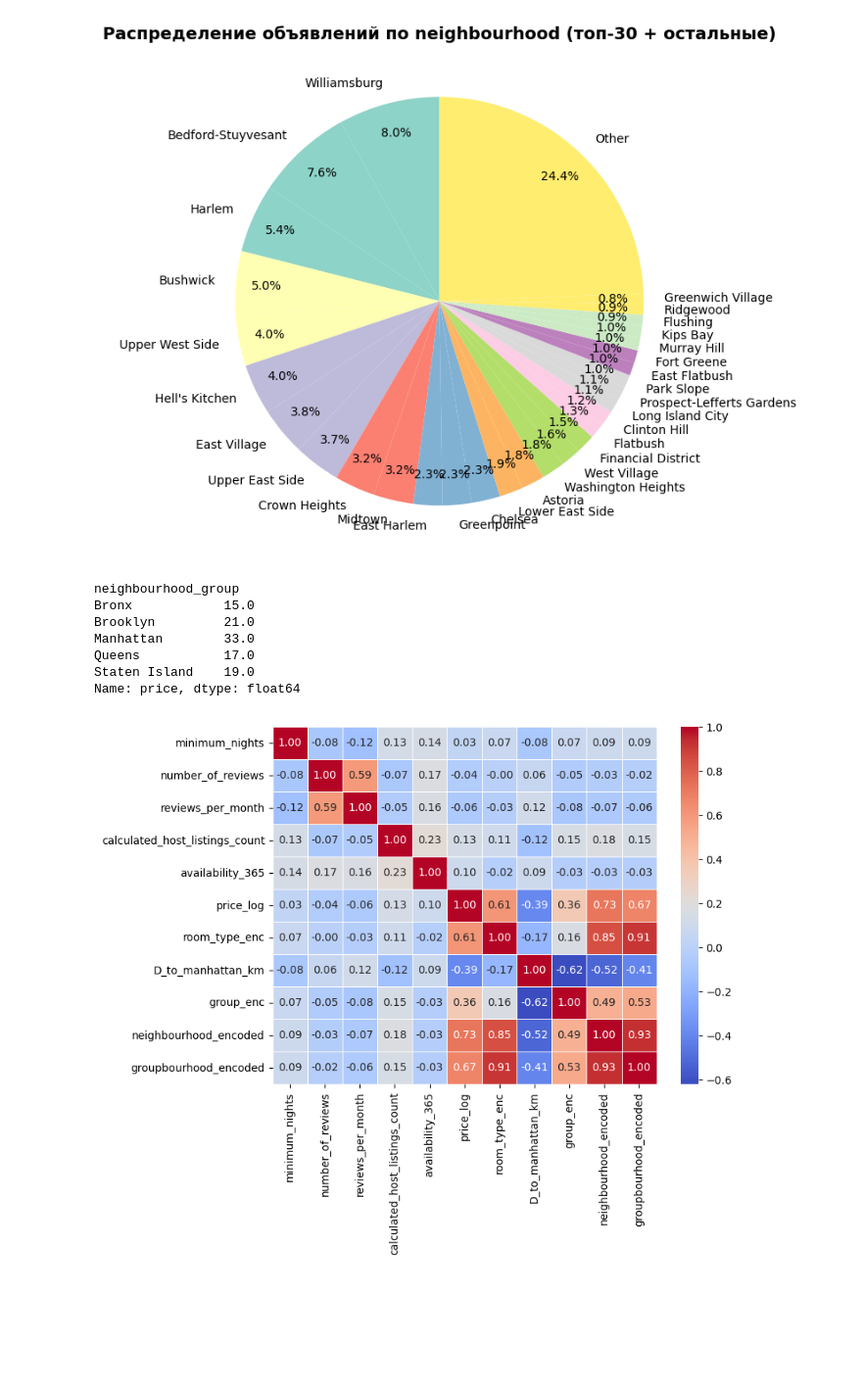
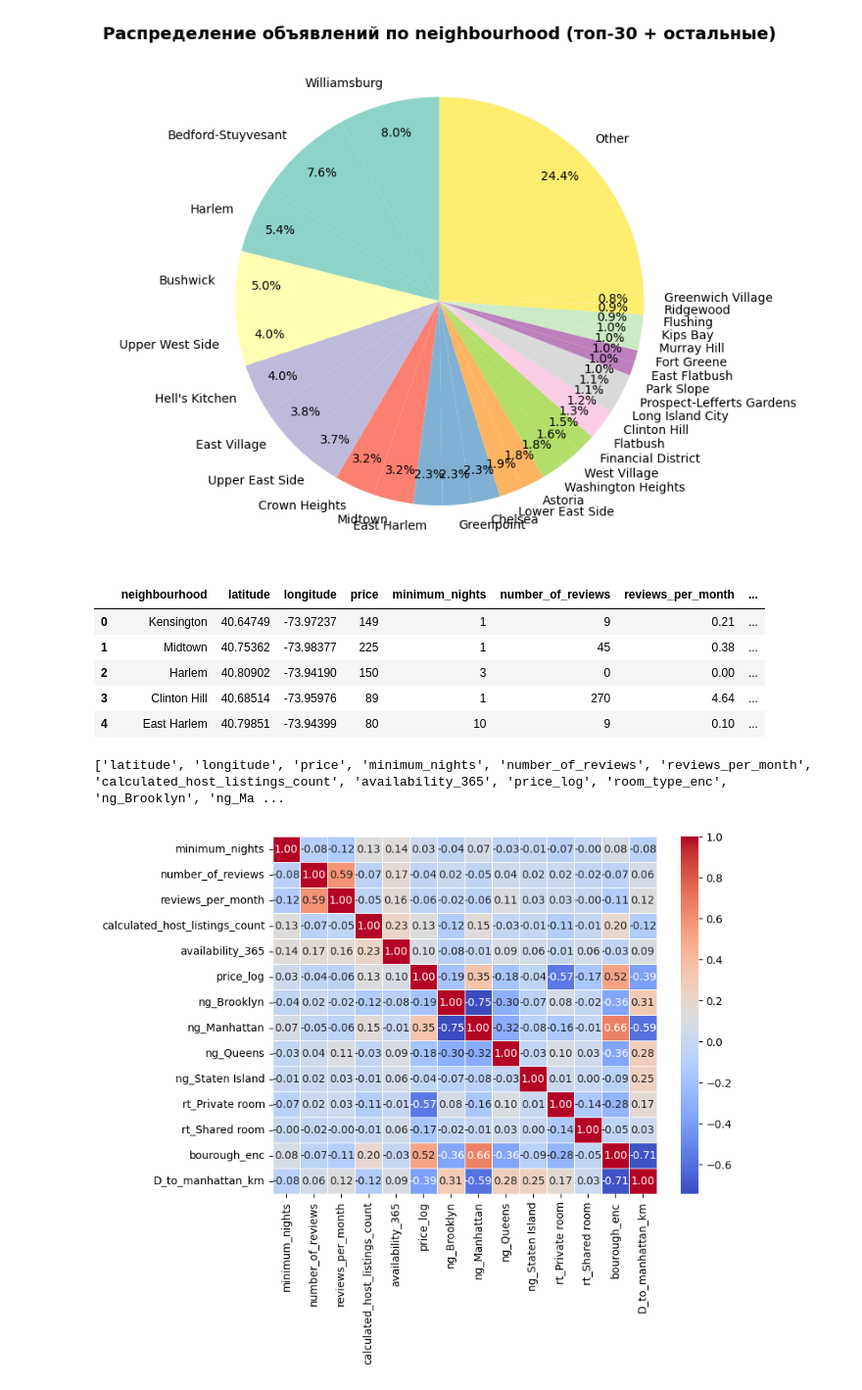
Before and after one commit to Ma-rCh/ML-Basic, a Jupyter notebook: homework_10/homework_10.ipynb, the cells around one changed output. Shown at 98% size. Saved outputs shown, nothing was run; the diff lists cells and outputs as text; code cells hidden in the pictures; blank space fills up the shorter version.

```diff
--- a/homework_10/homework_10.ipynb
+++ b/homework_10/homework_10.ipynb
@@ -40,10 +40,11 @@ calculated_host_listings_count        0
 availability_365                      0
 dtype: int64
 # %%
+#2. Очистка данных
 #выкинем ненужные признаки: id, name, host_id, host_name, last_review
+df_clean = df.drop(['id','name','host_id','host_name','last_review'], axis=1)
 #заполняем 0 пропущенные reviews_per_month
-df_clean = df.drop(['id','name','host_id','host_name','last_review'], axis=1)
-df_clean['reviews_per_month'] = df['reviews_per_month'].fillna(0)
+df_clean['reviews_per_month'] = df_clean['reviews_per_month'].fillna(0)
 #пропусков нет теперь
 #помимо выбросов, в этих графиках есть еще одна аномалия
 data = df_clean.copy()
@@ -133,4 +132,20 @@ plt.tight_layout()
 plt.show()
 # %% [output]
 [figure]
+# %%
+#5. One-Hot Encoding для категориальных признаков (кроме neighbourhood)
+data['room_type_enc'] = data['room_type'].map({'Private room':2, 'Entire home/apt':3, 'Shared room':1})
+data = pd.get_dummies(data, columns=['neighbourhood_group', 'room_type'],
+                            prefix=['ng', 'rt'], drop_first=True,dtype=int)
+# neighbourhood - по медиане
+neighborough_medians = np.log1p(data.groupby('neighbourhood')['price'].median())
+data['bourough_enc'] = data['neighbourhood'].map(neighborough_medians)
+data.head()
+# %% [output]
+|  | neighbourhood | latitude | longitude | price | minimum_nights | number_of_reviews | reviews_per_month | ... |
+| 0 | Kensington | 40.64749 | -73.97237 | 149 | 1 | 9 | 0.21 | ... |
+| 1 | Midtown | 40.75362 | -73.98377 | 225 | 1 | 45 | 0.38 | ... |
+| 2 | Harlem | 40.80902 | -73.94190 | 150 | 3 | 0 | 0.00 | ... |
+| 3 | Clinton Hill | 40.68514 | -73.95976 | 89 | 1 | 270 | 4.64 | ... |
+| 4 | East Harlem | 40.79851 | -73.94399 | 80 | 10 | 9 | 0.10 | ... |
 # %%
@@ -174,37 +186,24 @@ data['D_to_manhattan_km'] = data.apply(
+# %%
+numeric_cols = data.select_dtypes(include=[np.number]).columns.tolist()
+print(numeric_cols)
+# %% [output]
+['latitude', 'longitude', 'price', 'minimum_nights', 'number_of_reviews', 'reviews_per_month', 'calculated_host_listings_count', 'availability_365', 'price_log', 'room_type_enc', 'ng_Brooklyn', 'ng_Ma ...
 # %%
-group_medians = (data.groupby('neighbourhood_group')['price'].mean()/6).round()
-print(group_medians)
-data['group_enc'] = data['neighbourhood_group'].map(group_medians)
-data['borough_room'] = data['neighbourhood_group'] + '_' + data['room_type']
-data['neigh_room'] = data['neighbourhood'] + '_' + data['room_type']
-neigh_medians = data.groupby('neigh_room')['price_log'].median()
-borough_medians = data.groupby('borough_room')['price_log'].median()
-#group_medians = (data.groupby('neighbourhood_group')['price'].mean()/6).round()
-#print(group_medians)
-#data['group_encoded'] = data['neighbourhood_group'].map(group_medians)
-data['neighbourhood_encoded'] = data['neigh_room'].map(neigh_medians)
-data['groupbourhood_encoded'] = data['borough_room'].map(borough_medians)
-
 #correlation map
 numeric_cols = data.select_dtypes(include=[np.number]).columns.tolist()
 
 # Обычно исключаем:
-exclude_for_model = [ 'latitude', 'longitude', 'price']
+exclude_for_model = [ 'latitude', 'longitude',
+                     'price',
+                      'room_type_enc']
 
 # Числовые колонки, которые МОЖНО использовать
 model_cols = [c for c in numeric_cols if c not in exclude_for_model]
 correlation_matrix = data[model_cols].corr()
 plt.figure(figsize=(8, 6))
 sns.heatmap(data[model_cols].corr(), cmap='coolwarm', annot=True, cbar=True, linewidths=.5, fmt= '.2f')
 plt.show()
 # %% [output]
-neighbourhood_group
-Bronx            15.0
-Brooklyn         21.0
-Manhattan        33.0
-Queens           17.0
-Staten Island    19.0
-Name: price, dtype: float64
-[figure, old version]
+[figure, new version]
 # %%
 #pairplots
```
Also changed, not shown: parts of 15 cells of this notebook.
